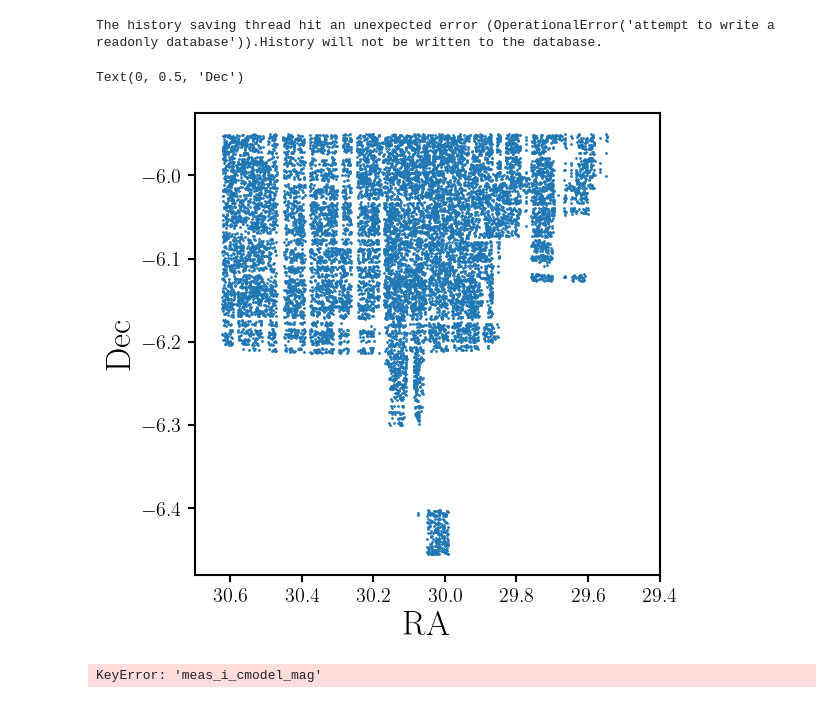
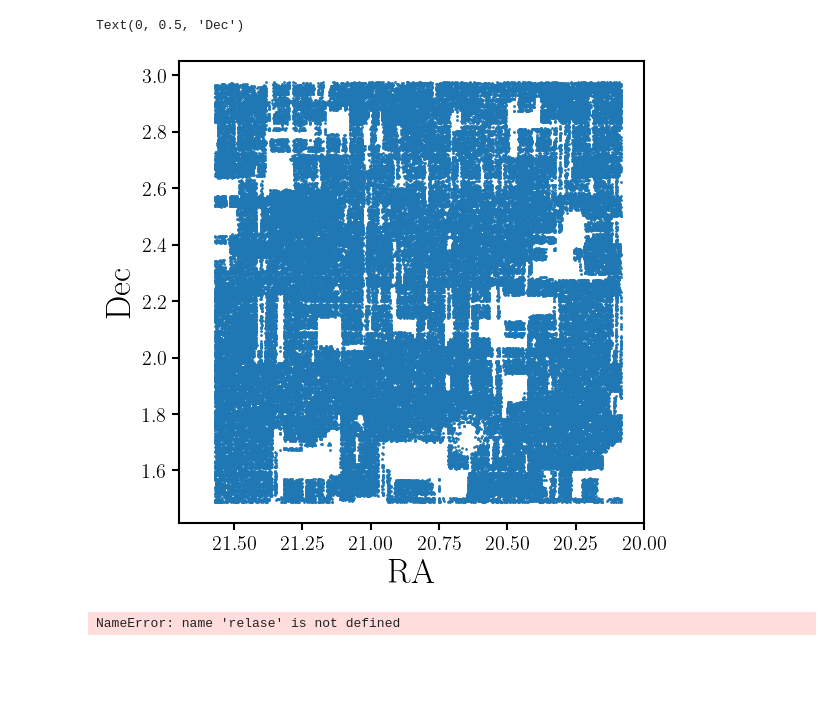
Before and after one commit to pfs-cosmo/pfstarget, a Jupyter notebook: bin/hsc/nb/hsc.ipynb, the cells around one changed output. Saved outputs shown, nothing was run; the diff lists cells and outputs as text; code cells hidden in the pictures; blank space fills up the shorter version.

```diff
--- a/bin/hsc/nb/hsc.ipynb
+++ b/bin/hsc/nb/hsc.ipynb
@@ -18,4 +19,4 @@ mpl.rcParams['ytick.major.size'] = 5
 mpl.rcParams['ytick.major.width'] = 1.5
 mpl.rcParams['legend.frameon'] = False
 # %%
-tract = Table.read('0.fits')
+tract = Table.read('count.fits')
@@ -64,15 +23,14 @@ Table length=14247
 # %%
 fig = plt.figure(figsize=(6, 6))
 sub = fig.add_subplot(111)
 sub.scatter(tract['ra'], tract['dec'], s=1)
 sub.set_xlabel('RA', fontsize=25)
-sub.set_xlim(30.7, 29.4)
+sub.set_xlim(21.7, 20)
 sub.set_ylabel('Dec', fontsize=25)
 # %% [output]
-The history saving thread hit an unexpected error (OperationalError('attempt to write a readonly database')).History will not be written to the database.
+Text(0, 0.5, 'Dec')
-Text(0, 0.5, 'Dec')
-[figure, old version]
+[figure, new version]
 # %%
-hsc = Cuts._prepare_hsc(tract,  dust_extinction='default')
+hsc = Cuts._prepare_hsc(tract,  dust_extinction='sfd98')
 # %% [output]
-KeyError: 'meas_i_cmodel_mag'
+NameError: name 'relase' is not defined
```
Also changed, not shown: parts of 9 cells of this notebook, 3 other files.
